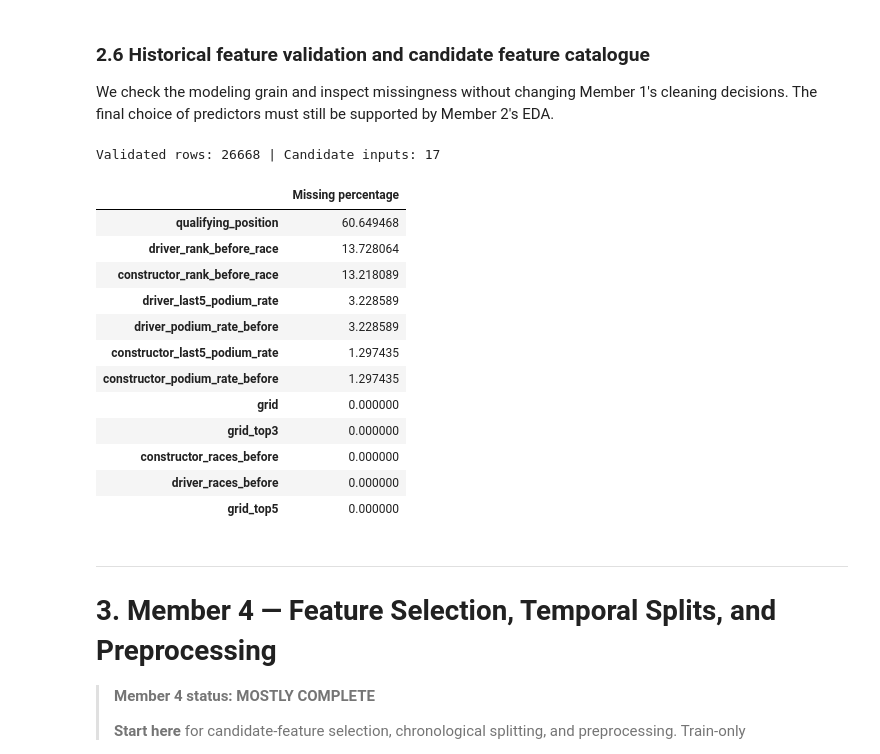
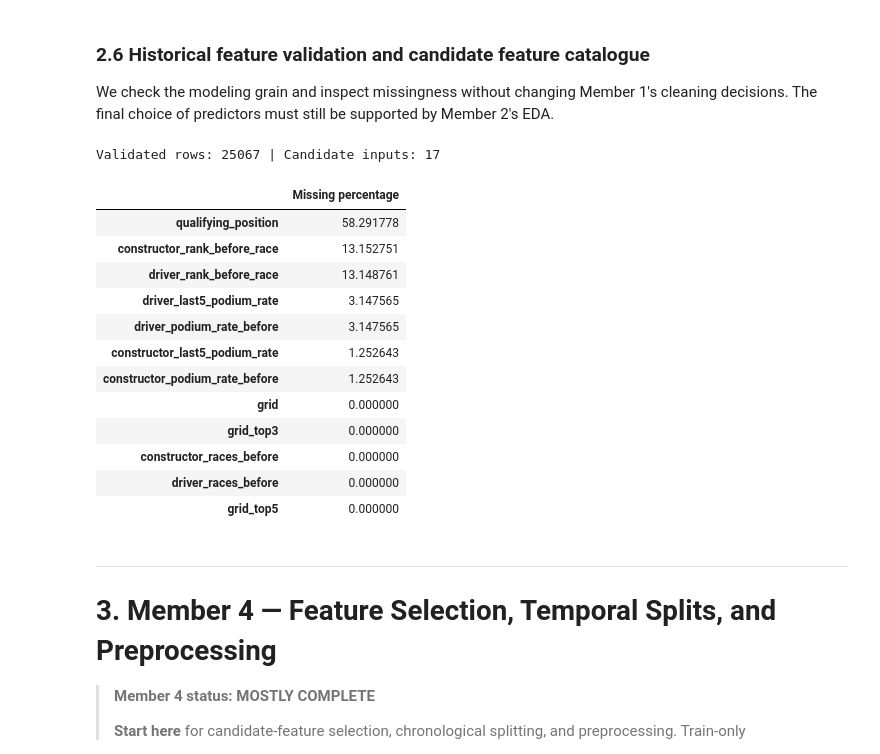
Before and after one commit to BaheyH/ML_F1_ACL2, a Jupyter notebook: Notebooks/F1_Combined_Members_1_to_4.ipynb, the cells around one changed output. Drawn from its saved outputs; the diff is of its cells as text; code cells hidden in the pictures.

```diff
--- a/Notebooks/F1_Combined_Members_1_to_4.ipynb
+++ b/Notebooks/F1_Combined_Members_1_to_4.ipynb
@@ -525,0 +766,16 @@ Podium finishes among non-qualifiers (must be 0): 0
+# %%
+status_labels = cleaned_dfs['status'][['statusId', 'status']].copy()
+population_audit = results_dedup.merge(status_labels, on='statusId', how='left', validate='many_to_one')
+non_starter_statuses = {'Did not qualify', 'Did not prequalify', 'Withdrew'}
+population_audit['is_non_starter'] = population_audit['status'].isin(non_starter_statuses)
+
+indy_race_ids = set(indy_races['raceId'])
+population_audit['is_indianapolis_500'] = population_audit['raceId'].isin(indy_race_ids)
+modeling_results = population_audit.loc[~population_audit['is_non_starter']].drop(columns=['status', 'is_non_starter']).copy()
+
+assert not modeling_results.duplicated(['raceId', 'driverId']).any()
+assert len(modeling_results) + int(population_audit['is_non_starter'].sum()) == len(results_dedup)
+print(f'Audited historical base rows: {len(results_dedup):,}')
+print(f'Excluded confirmed non-starters: {int(population_audit["is_non_starter"].sum()):,}')
+print(f'Race-starter modeling rows: {len(modeling_results):,}')
+print(f'Indianapolis 500 rows retained and flagged: {int(modeling_results["is_indianapolis_500"].sum()):,}')
@@ -581,14 +842,12 @@ Join race metadata onto the deduplicated results. The *target* comes from `posit
 # %%
 from sklearn.model_selection import ParameterGrid
 
-assert "cleaned_dfs" in globals() and "results_dedup" in globals(), (
+assert "cleaned_dfs" in globals() and "modeling_results" in globals(), (
     "Run the original Member 1 notebook cells first."
 )
 
-# TODO_MEMBER1: Confirm results_dedup is the agreed final one-row-per-driver-race table.
-# REVIEW_INTEGRATION: Original duplicate selection uses positionOrder as a tie-break;
-# decide as a team whether to replace that rule without changing original cells.
-base = results_dedup.copy()
+# Member 1 supplies the documented race-starter base; results_dedup remains the full audit table.
+base = modeling_results.copy()
 assert not base.duplicated(["raceId", "driverId"]).any()
 assert base["positionOrder"].notna().all(), "Missing finishing order: target cannot be built safely."
 
@@ -602,7 +861,7 @@ base["date"] = pd.to_datetime(base["date"], errors="raise")
 base["podium"] = (pd.to_numeric(base["positionOrder"], errors="raise") <= 3).astype(int)
 base["grid"] = pd.to_numeric(base["grid"], errors="coerce")
 base = base.sort_values(["year", "round", "date", "raceId", "driverId"]).reset_index(drop=True)
-assert len(base) == len(results_dedup)
+assert len(base) == len(modeling_results)
 print("Base rows:", len(base), "| unique driver-race pairs:",
       base[["raceId", "driverId"]].drop_duplicates().shape[0])
 print("Years:", base["year"].min(), "to", base["year"].max())
@@ -775,41 +1034,41 @@ We check the modeling grain and inspect missingness without changing Member 1's
 # %%
 # TEMPORARY: Candidate features; Member 2's evidence may change these.
 numeric_features = [
     "grid", "grid_top3", "grid_top5", "qualifying_position", "qualifying_available",
     "driver_races_before", "driver_podium_rate_before", "driver_last5_podium_rate",
     "constructor_races_before", "constructor_last5_podium_rate",
     "constructor_podium_rate_before", "driver_points_before_race",
     "driver_rank_before_race", "constructor_points_before_race",
     "constructor_rank_before_race"
 ]
 # TEMPORARY: Add circuit and constructor identifiers as categorical labels (not magnitude values).
 categorical_features = ["circuitId", "constructorId"]
 selected_features = numeric_features + categorical_features
 
 # LEAKAGE_CHECK: Explicitly exclude current result fields from features.
 for forbidden in ["podium", "positionOrder", "points", "statusId", "laps", "milliseconds",
                   "fastestLap", "fastestLapTime", "fastestLapSpeed", "resultId"]:
     assert forbidden not in selected_features, f"Forbidden input: {forbidden}"
 assert feature_df[["raceId", "driverId"]].notna().all().all()
 assert not feature_df.duplicated(["raceId", "driverId"]).any()
-assert len(feature_df) == len(results_dedup)
+assert len(feature_df) == len(modeling_results)
 assert feature_df["podium"].isin([0, 1]).all()
 assert set(selected_features).issubset(feature_df.columns)
 print("Validated rows:", len(feature_df), "| Candidate inputs:", len(selected_features))
 display((feature_df[selected_features].isna().mean() * 100)
         .sort_values(ascending=False).head(12).rename("Missing percentage").to_frame())
 
 # REVIEW_INTEGRATION: Compare selected features against completed Member 2 plots and conclusions.
 # %% [output]
-Validated rows: 26668 | Candidate inputs: 17
+Validated rows: 25067 | Candidate inputs: 17
 |  | Missing percentage |
-| qualifying_position | 60.649468 |
-| driver_rank_before_race | 13.728064 |
-| constructor_rank_before_race | 13.218089 |
-| driver_last5_podium_rate | 3.228589 |
-| driver_podium_rate_before | 3.228589 |
-| constructor_last5_podium_rate | 1.297435 |
-| constructor_podium_rate_before | 1.297435 |
+| qualifying_position | 58.291778 |
+| constructor_rank_before_race | 13.152751 |
+| driver_rank_before_race | 13.148761 |
+| driver_last5_podium_rate | 3.147565 |
+| driver_podium_rate_before | 3.147565 |
+| constructor_last5_podium_rate | 1.252643 |
+| constructor_podium_rate_before | 1.252643 |
 | grid | 0.000000 |
 | grid_top3 | 0.000000 |
 | constructor_races_before | 0.000000 |
```
Also changed, not shown: parts of 22 cells of this notebook, 1 other file.
